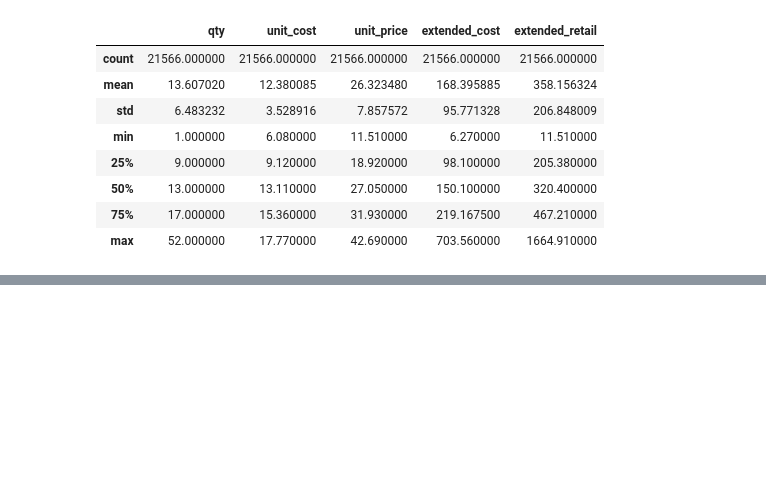
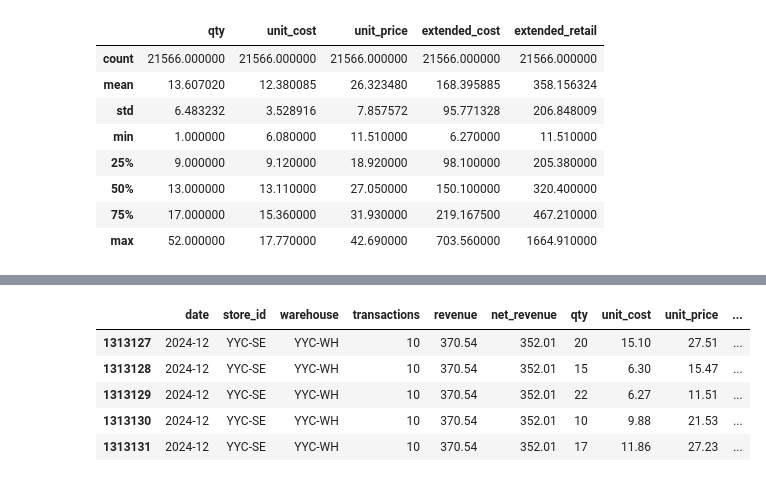
Before and after one commit to mtodo11/nu-mis4300-capstone-todorovic-2026, a Jupyter notebook: notebook/bookstore_dataprep.ipynb, the cells around one changed output, grey strips where cells are left out. Cells and saved outputs as stored; diff of their text form; code cells hidden in the pictures; blank space fills up the shorter version.

```diff
--- a/notebook/bookstore_dataprep.ipynb
+++ b/notebook/bookstore_dataprep.ipynb
@@ -62,0 +157,3 @@ max     4065.520000
+# %%
+inventory.rename(columns={'month': 'year_month', 'from': 'warehouse','to':'Store_ID',
+                          'extended_cost' : 'total_cost', 'extended_retail':'total_retail'}, inplace=True)
@@ -62,0 +177,8 @@ max     4065.520000
+# %%
+new_inventory = inventory.rename(columns = {'month': 'year_month',
+                                            'from': 'warehouse',
+                                            'to': 'Store_ID',
+                                            'extended_cost': 'total_cost',
+                                            'extended_retail': 'total_retail'
+                                            })[['year_month', 'warehouse', 'Store_ID','qty',
+                                                'unit_cost','unit_price','total_cost','total_retail']].copy()
@@ -62,0 +211,11 @@ max     4065.520000
+# %%
+mydata = mydata[['date','store_id', 'warehouse','transactions','revenue', 'net_revenue',
+                 'qty', 'unit_cost', 'unit_price', 'total_cost', 'total_retail']]
+mydata.tail()
+# %% [output]
+|  | date | store_id | warehouse | transactions | revenue | net_revenue | qty | unit_cost | unit_price | ... |
+| 1313127 | 2024-12 | YYC-SE | YYC-WH | 10 | 370.54 | 352.01 | 20 | 15.10 | 27.51 | ... |
+| 1313128 | 2024-12 | YYC-SE | YYC-WH | 10 | 370.54 | 352.01 | 15 | 6.30 | 15.47 | ... |
+| 1313129 | 2024-12 | YYC-SE | YYC-WH | 10 | 370.54 | 352.01 | 22 | 6.27 | 11.51 | ... |
+| 1313130 | 2024-12 | YYC-SE | YYC-WH | 10 | 370.54 | 352.01 | 10 | 9.88 | 21.53 | ... |
+| 1313131 | 2024-12 | YYC-SE | YYC-WH | 10 | 370.54 | 352.01 | 17 | 11.86 | 27.23 | ... |
```
Also changed, not shown: parts of 18 cells of this notebook.
